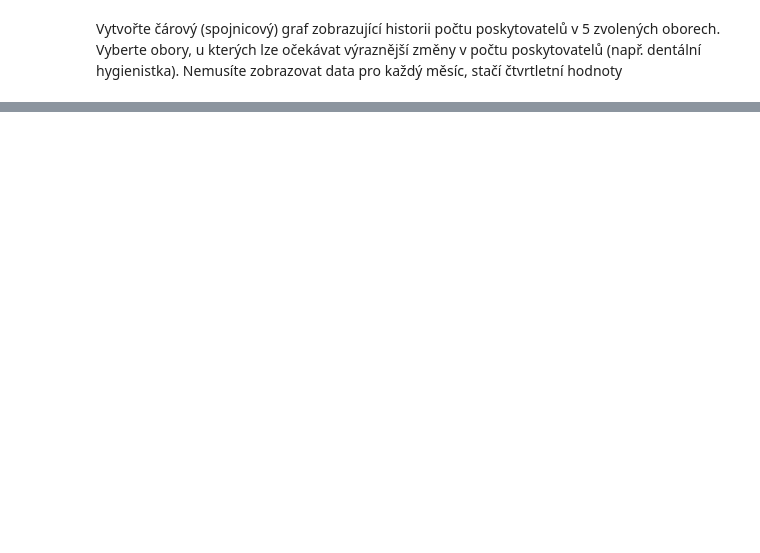
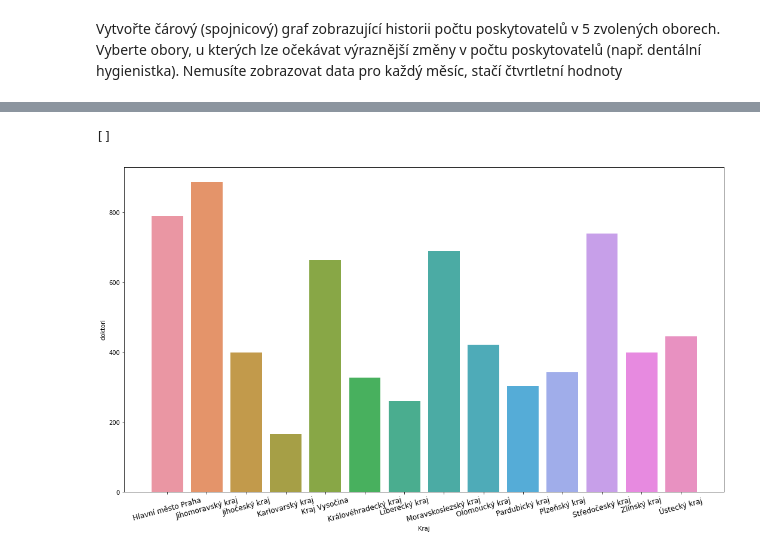
Before and after one commit to adaryb123/UPAproject, a Jupyter notebook: Data_analysis.ipynb, the cells around one changed output, grey strips where cells are left out. Drawn from its saved outputs; the diff is of its cells as text; code cells hidden in the pictures; blank space fills up the shorter version.

```diff
--- a/Data_analysis.ipynb
+++ b/Data_analysis.ipynb
@@ -571,0 +589,7 @@ sns.lineplot(data=df_grouped.loc[df_grouped['OborPece'] == 'zubní lékařství'
+# %%
+plot2 = sns.barplot(x='Kraj', y='doktori', data = df_merged)
+plt.xticks(rotation=15)
+plt.plot()
+# %% [output]
+[]
+[figure, added]
```
Also changed, not shown: parts of 34 cells of this notebook.
